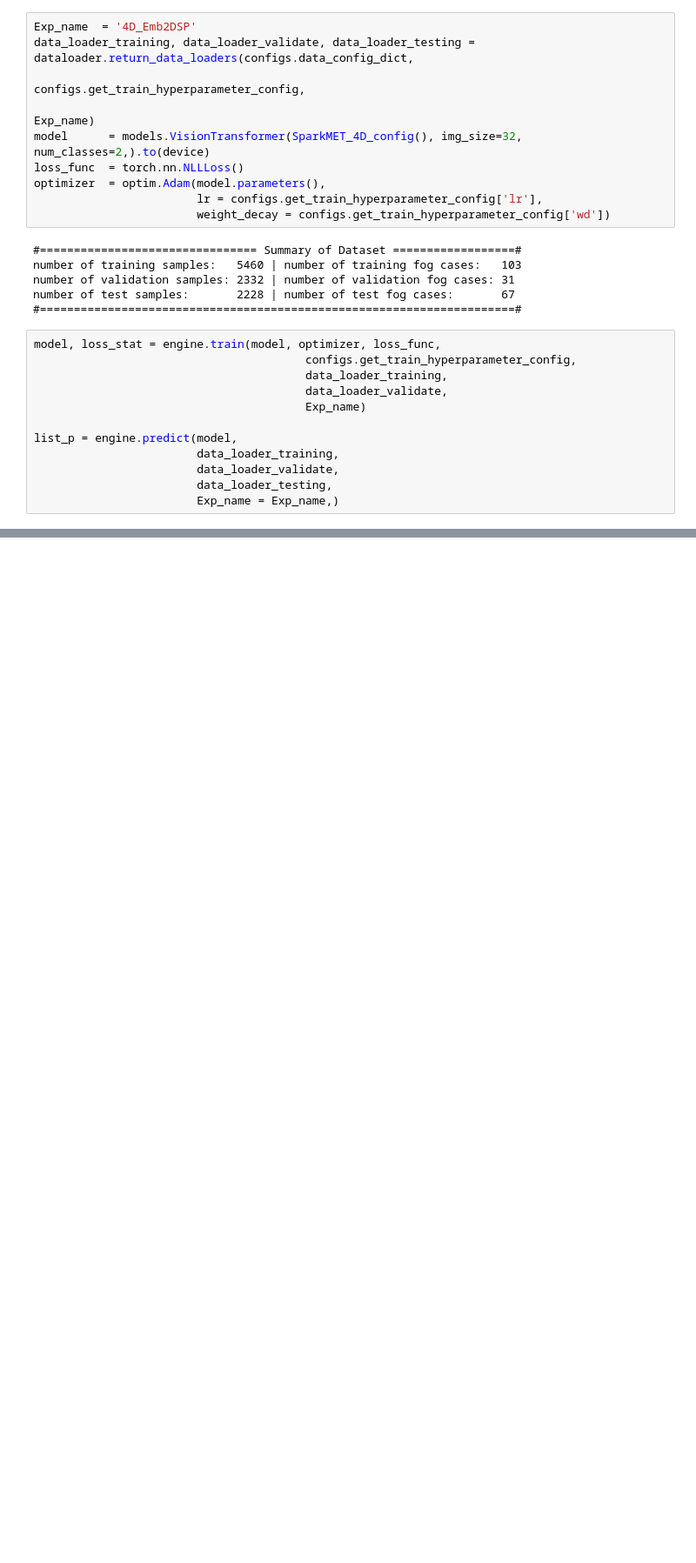
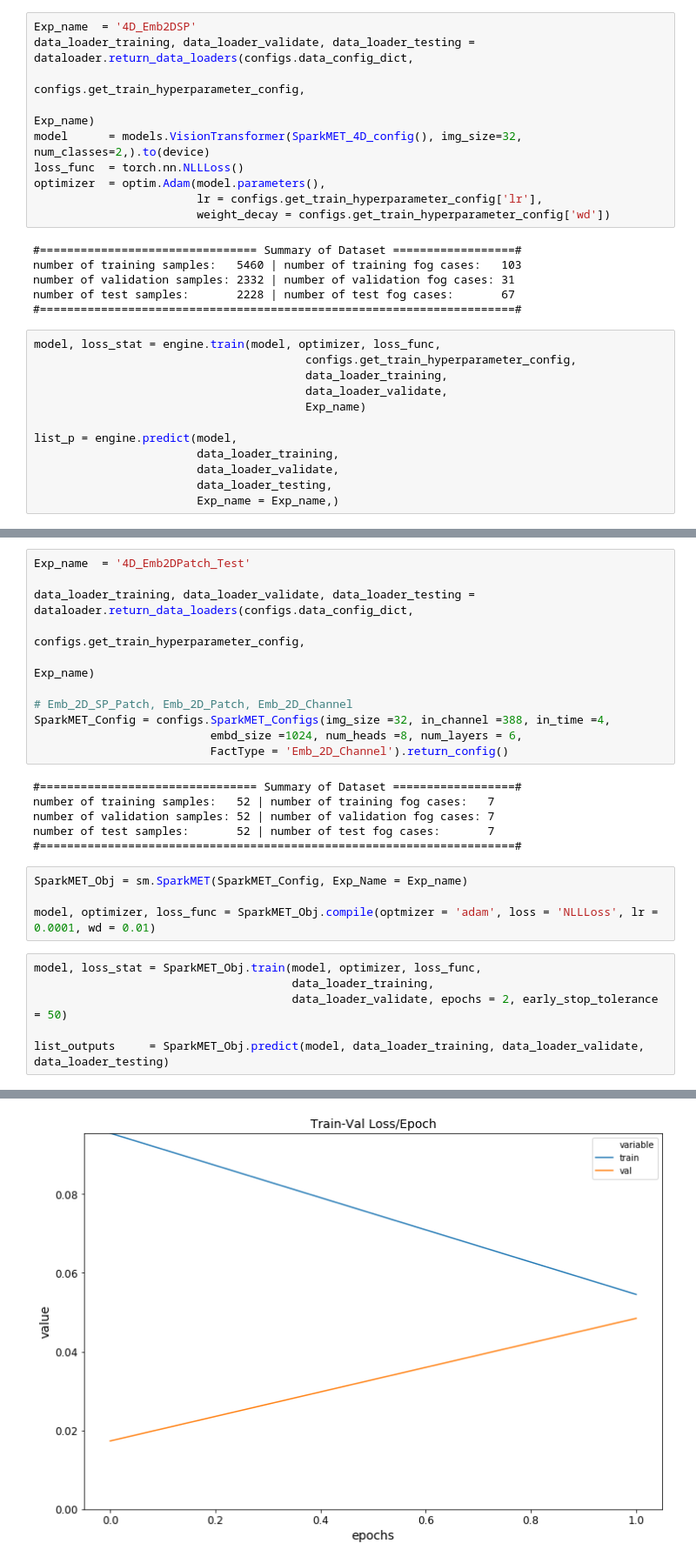
Before and after one commit to conrad-blucher-institute/SparkMET, a Jupyter notebook: inference/run.ipynb, the cells around one changed output, grey strips where cells are left out. Shown: that part at 87% size. Cells and saved outputs as stored; diff of their text form; blank space fills up the shorter version.

Commit message:
creating sparkmet tool and fogdata tool

```diff
--- a/run.ipynb
+++ b/inference/run.ipynb
@@ -284,0 +291,28 @@ list_p = engine.predict(model,
+# %%
+Exp_name  = '4D_Emb2DPatch_Test'
+
+data_loader_training, data_loader_validate, data_loader_testing = dataloader.return_data_loaders(configs.data_config_dict,
+                                                                                                 configs.get_train_hyperparameter_config,
+                                                                                                 Exp_name)
+
+# Emb_2D_SP_Patch, Emb_2D_Patch, Emb_2D_Channel
+SparkMET_Config = configs.SparkMET_Configs(img_size =32, in_channel =388, in_time =4,
+                          embd_size =1024, num_heads =8, num_layers = 6,
+                          FactType = 'Emb_2D_Channel').return_config()
+# %% [output]
+#================================ Summary of Dataset ==================#
+number of training samples:   52 | number of training fog cases:   7
+number of validation samples: 52 | number of validation fog cases: 7
+number of test samples:       52 | number of test fog cases:       7
+#======================================================================#
+# %%
+SparkMET_Obj = sm.SparkMET(SparkMET_Config, Exp_Name = Exp_name)
+
+model, optimizer, loss_func = SparkMET_Obj.compile(optmizer = 'adam', loss = 'NLLLoss', lr = 0.0001, wd = 0.01)
+# %%
+model, loss_stat = SparkMET_Obj.train(model, optimizer, loss_func,
+                                      data_loader_training,
+                                      data_loader_validate, epochs = 2, early_stop_tolerance = 50)
+
+list_outputs     = SparkMET_Obj.predict(model, data_loader_training, data_loader_validate, data_loader_testing)
+# %% [output]
@@ -284,0 +325 @@ list_p = engine.predict(model,
+[figure, added]
```
Also changed, not shown: parts of 3 cells of this notebook, 17 other files.
